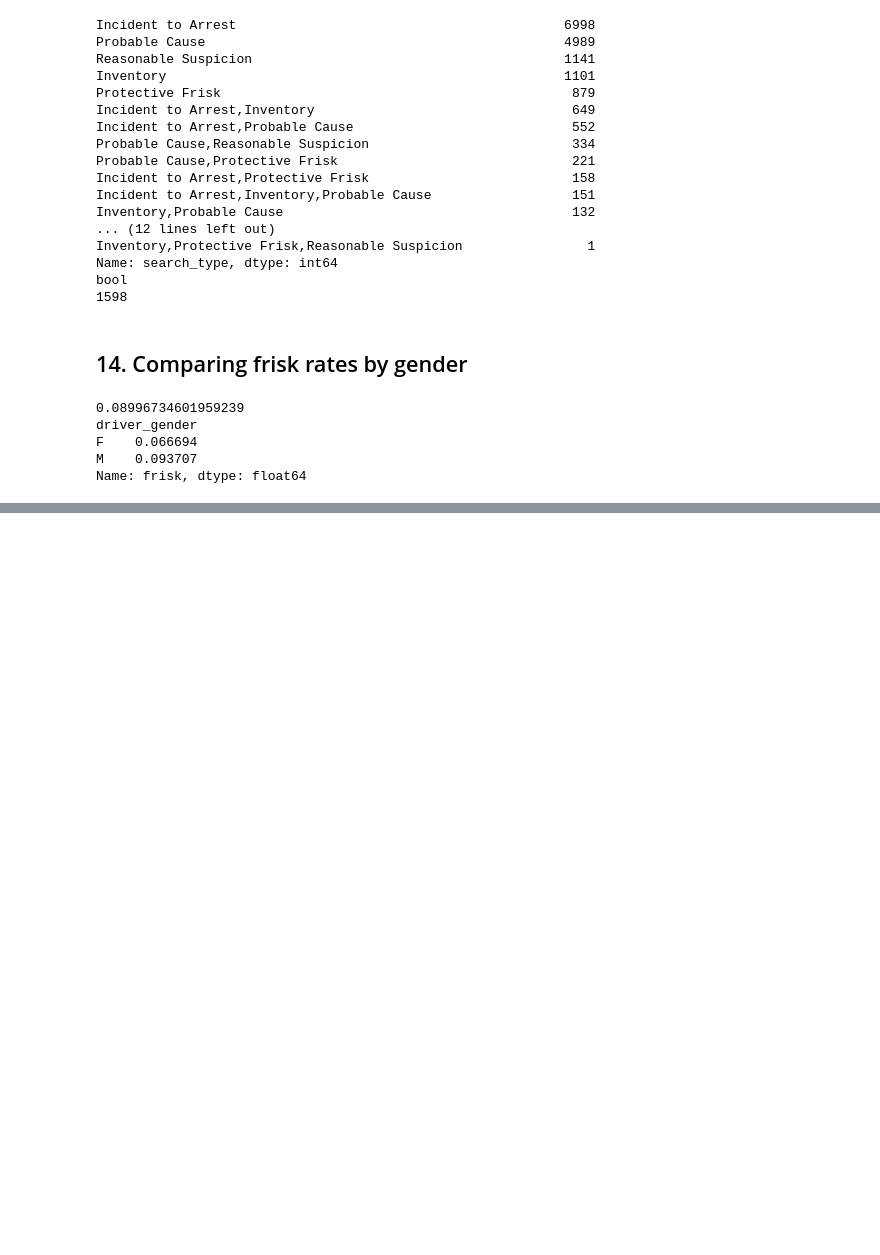
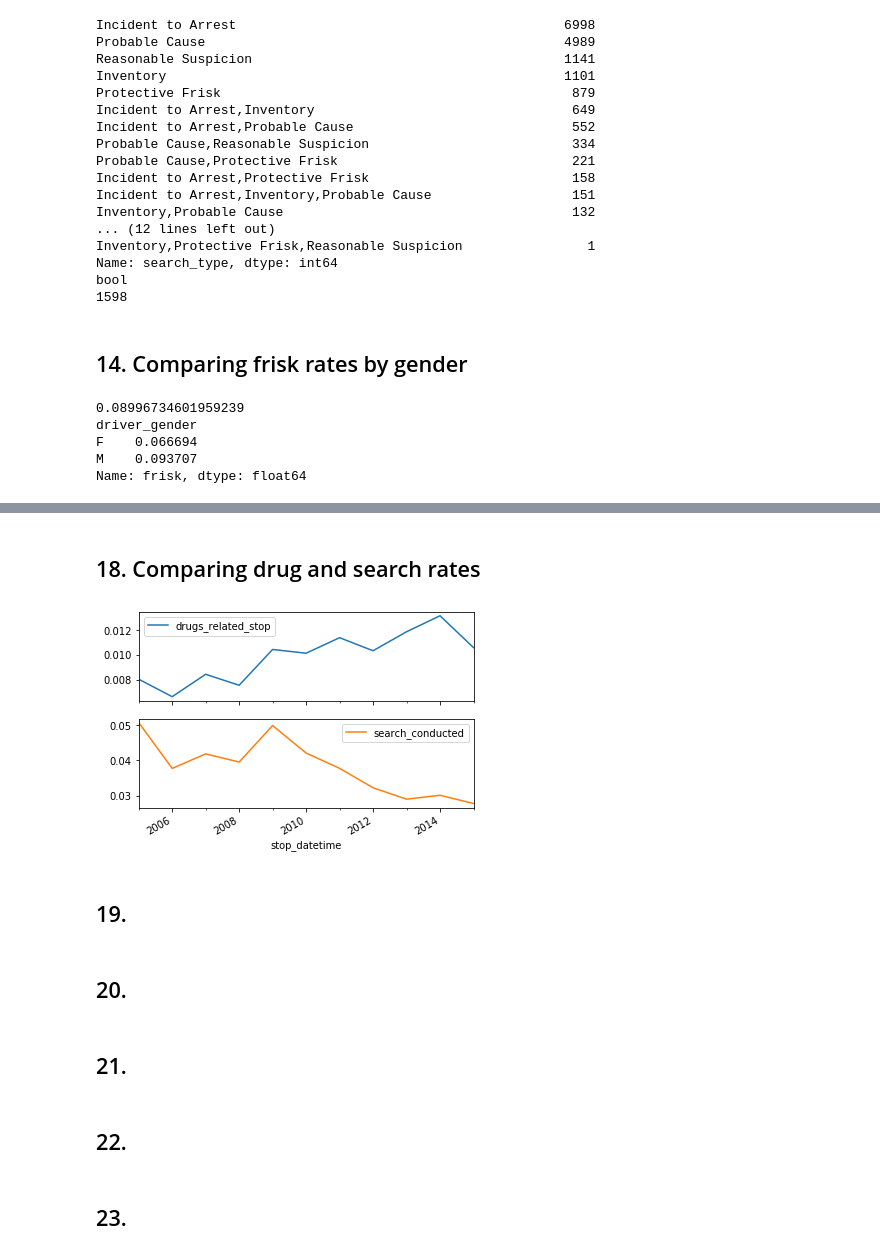
Before and after one commit to ArashMohsenijam/Jupiternotebook, a Jupyter notebook: The Open Policing Project.ipynb, the cells around one changed output, grey strips where cells are left out. Drawn from its saved outputs; the diff is of its cells as text; code cells hidden in the pictures; blank space fills up the shorter version.

```diff
--- a/The Open Policing Project.ipynb
+++ b/The Open Policing Project.ipynb
@@ -350,0 +430,26 @@ Name: frisk, dtype: float64
+# %% [markdown]
+## 18. Comparing drug and search rates
+# %%
+search_conducted_fix=ri.search_conducted.apply(pd.to_numeric, errors='coerce')
+annual_search_rate = search_conducted_fix.resample('A').mean()
+
+# Concatenate 'annual_drug_rate' and 'annual_search_rate'
+annual = pd.concat([annual_drug_rate,annual_search_rate], axis=1)
+
+# Create subplots from 'annual'|
+annual.plot(subplots=True)
+
+# Display the subplots
+plt.show()
+# %% [output]
+[figure, added]
+# %% [markdown]
+## 19.
+# %% [markdown]
+## 20.
+# %% [markdown]
+## 21.
+# %% [markdown]
+## 22.
+# %% [markdown]
+## 23.
```
Also changed, not shown: parts of 9 cells of this notebook.
